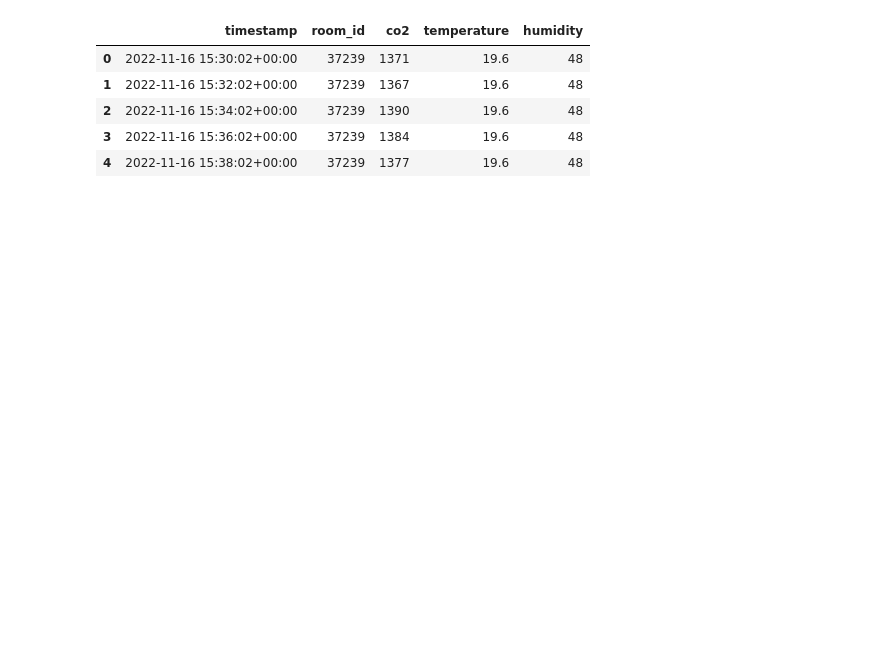
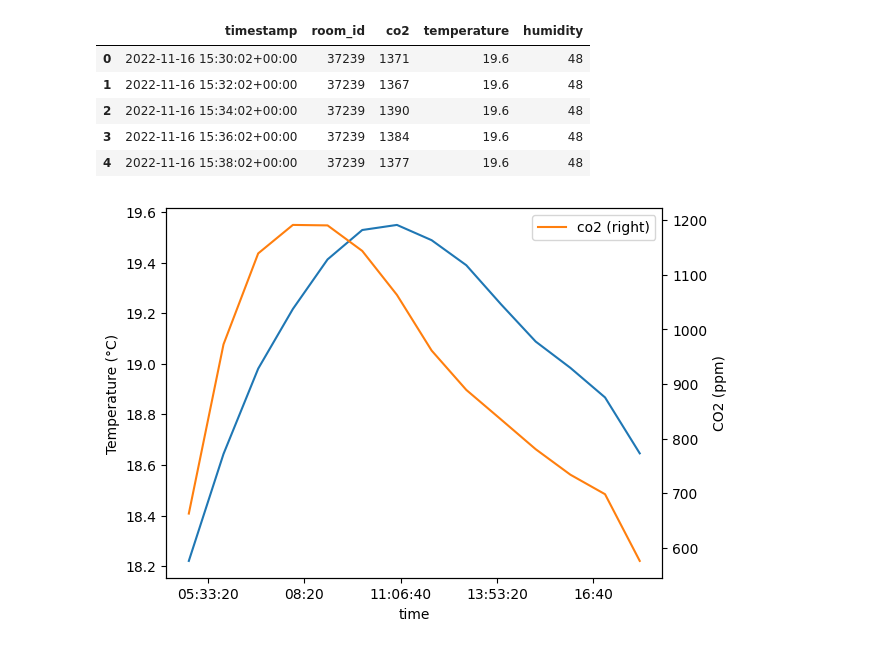
Before and after one commit to jekabsGritans/co2_dati, a Jupyter notebook: notebook.ipynb, the cells around one changed output. Saved outputs shown, nothing was run; the diff lists cells and outputs as text; code cells hidden in the pictures; blank space fills up the shorter version.

```diff
--- a/notebook.ipynb
+++ b/notebook.ipynb
@@ -9,3 +9,35 @@ df.head()
 | 2 | 2022-11-16 15:34:02+00:00 | 37239 | 1390 | 19.6 | 48 |
 | 3 | 2022-11-16 15:36:02+00:00 | 37239 | 1384 | 19.6 | 48 |
 | 4 | 2022-11-16 15:38:02+00:00 | 37239 | 1377 | 19.6 | 48 |
+# %%
+import matplotlib.pyplot as plt
+df_30 = df.copy()
+df_30.drop('room_id', axis=1, inplace=True)
+
+df_30['timestamp'] = pd.to_datetime(df_30['timestamp'])
+df_30.set_index('timestamp', inplace=True)
+
+df_30 = df_30.between_time('5:00', '18:00')
+
+df_30['time'] = df_30.index.time
+df_30['time'] = df_30['time'].apply(lambda x: x.replace(minute=0,second=0, microsecond=0))
+
+df_30 = df_30.groupby(['time']).mean()
+
+
+#plot with legend
+
+df_30['temperature'].plot()
+plt.ylabel('Temperature (°C)')
+plt.xlabel('Time')
+
+df_30['co2'].plot(secondary_y=True)
+
+plt.legend()
+
+plt.ylabel('CO2 (ppm)')
+plt.xlabel('Time')
+
+plt.show()
+# %% [output]
+[figure, added]
```
